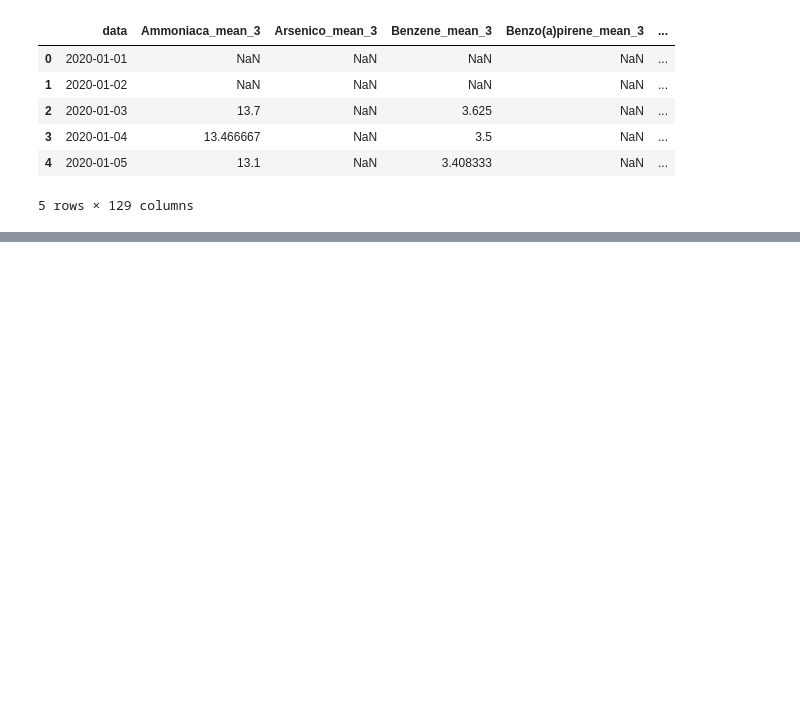
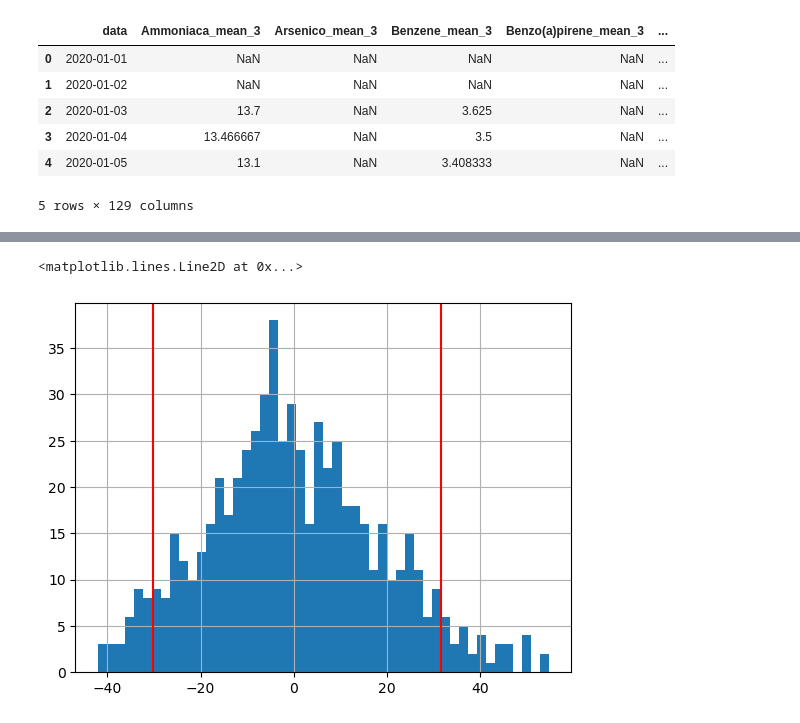
Before and after one commit to Tobia905/multiscaleio, a Jupyter notebook: example.ipynb, the cells around one changed output, grey strips where cells are left out. Saved outputs shown, nothing was run; the diff lists cells and outputs as text; code cells hidden in the pictures; blank space fills up the shorter version.

```diff
--- a/example.ipynb
+++ b/example.ipynb
@@ -60,0 +60,10 @@ _ = pd.Series(int_).plot()
+# %%
+import matplotlib.pyplot as plt
+
+fig, ax = plt.subplots()
+pi.err.hist(bins=50, ax=ax)
+ax.axvline(pi.err.quantile(.95), c="r")
+ax.axvline(pi.err.quantile(.05), c="r")
+# %% [output]
+<matplotlib.lines.Line2D at 0x...>
+[figure, added]
```
Also changed, not shown: parts of 4 cells of this notebook, 7 other files.
